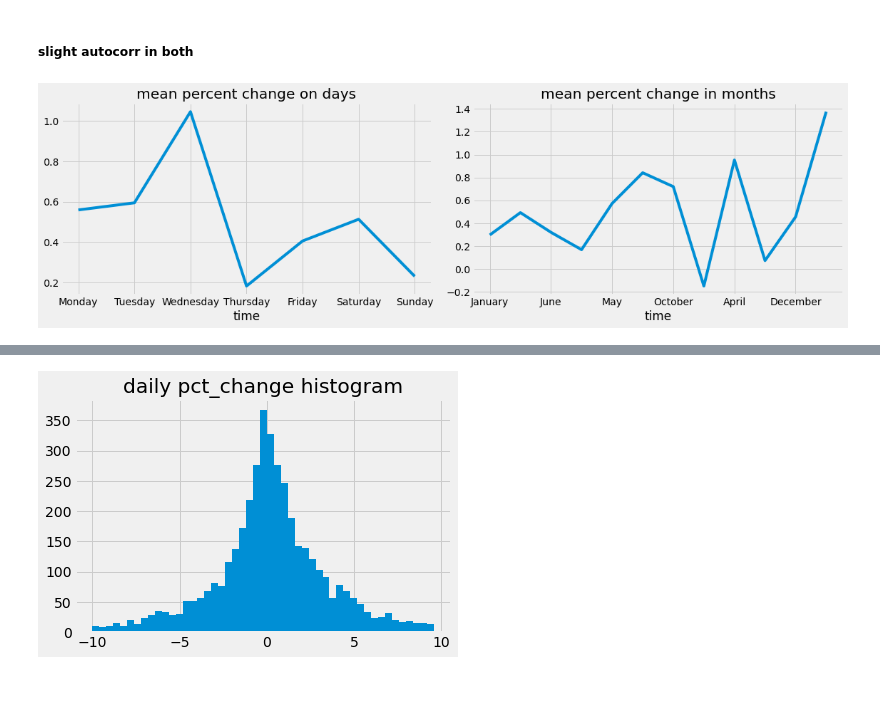
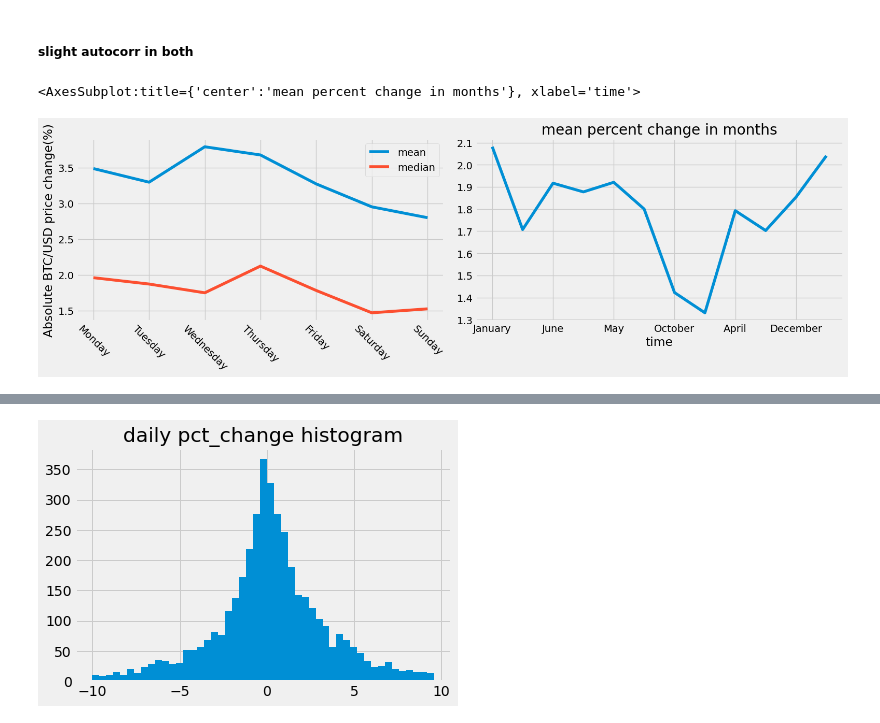
Before and after one commit to Marci0707/CryptoPredictions, a Jupyter notebook: useful_notebooks/insights.ipynb, the cells around one changed output, grey strips where cells are left out. Saved outputs shown, nothing was run; the diff lists cells and outputs as text; code cells hidden in the pictures; blank space fills up the shorter version.

```diff
--- a/useful_notebooks/insights.ipynb
+++ b/useful_notebooks/insights.ipynb
@@ -178,13 +178,20 @@ ax.figure.set_size_inches(10,5)
 ##### slight autocorr in both
 # %%
 fig,axes = plt.subplots(1,2,figsize=(16,5))
-df["close_pct_change"] = df['close'].pct_change()*100
+df["close_pct_change"] = np.abs(df['close'].pct_change())*100
 
 days = ['Monday','Tuesday','Wednesday','Thursday','Friday','Saturday', 'Sunday']
-df.groupby(df['time'].dt.day_name())['close_pct_change'].mean().reindex(days).plot(ax=axes[0],title='mean percent change on days')
+df.groupby(df['time'].dt.day_name())['close_pct_change'].mean().reindex(days).plot(ax=axes[0],label='mean',rot=-45)
+df.groupby(df['time'].dt.day_name())['close_pct_change'].median().reindex(days).plot(ax=axes[0],label='median',rot=-45)
+axes[0].set_title('')
+axes[0].set_xlabel('')
+axes[0].set_ylabel('Absolute BTC/USD price change(%)')
+axes[0].legend()
+plt.tight_layout()
+axes[0].figure.savefig('../documents/figures/daily_stats.png')
 
 months = ["January","July","June","March","May","November","October","September","April","August","December","February"]
-df.groupby(df['time'].dt.month_name())['close_pct_change'].mean().reindex(months).plot(ax=axes[1],title='mean percent change in months')
-plt.tight_layout()
+df.groupby(df['time'].dt.month_name())['close_pct_change'].median().reindex(months).plot(ax=axes[1],title='mean percent change in months')
 # %% [output]
+<AxesSubplot:title={'center':'mean percent change in months'}, xlabel='time'>
-[figure, old version]
+[figure, new version]
```
Also changed, not shown: parts of 7 cells of this notebook, 12 other files.
